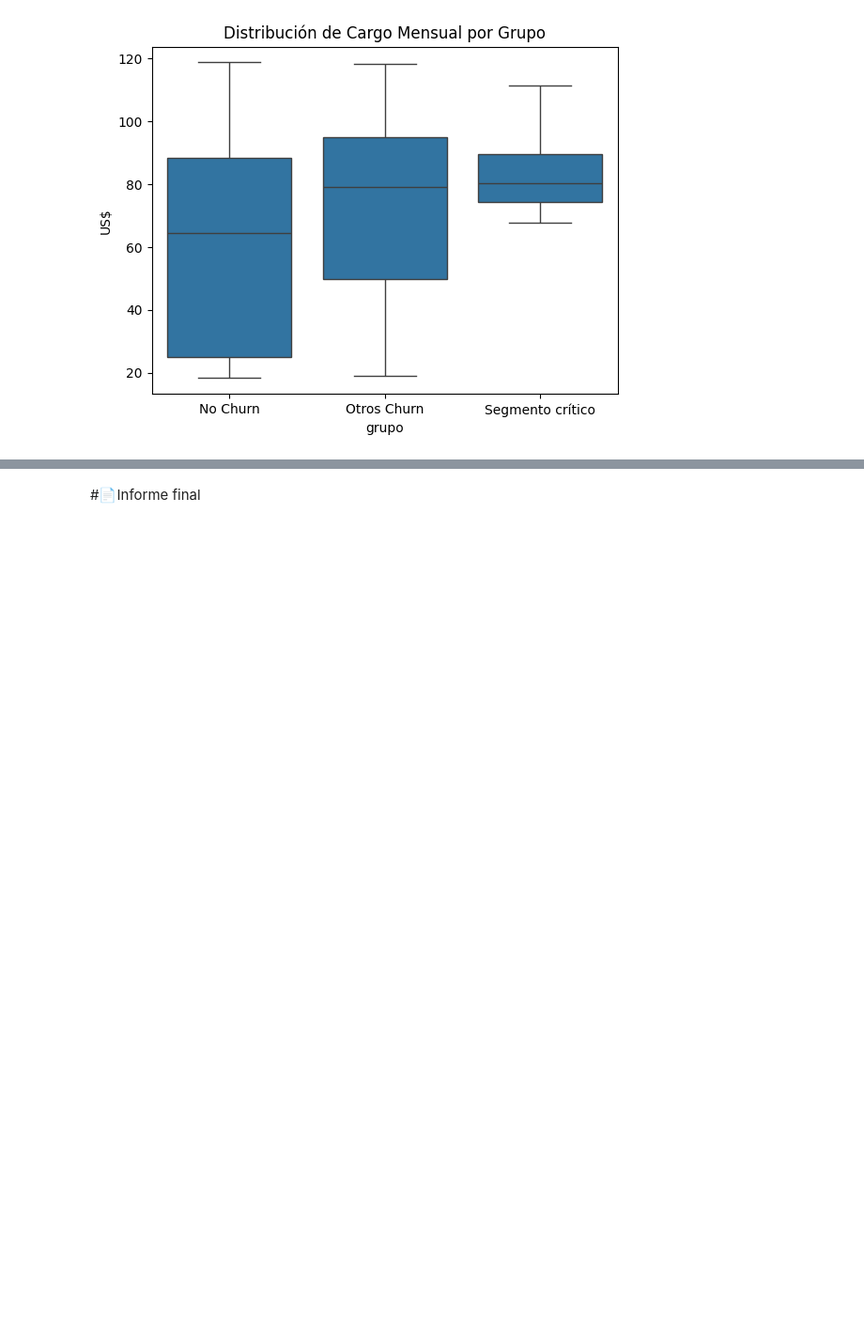
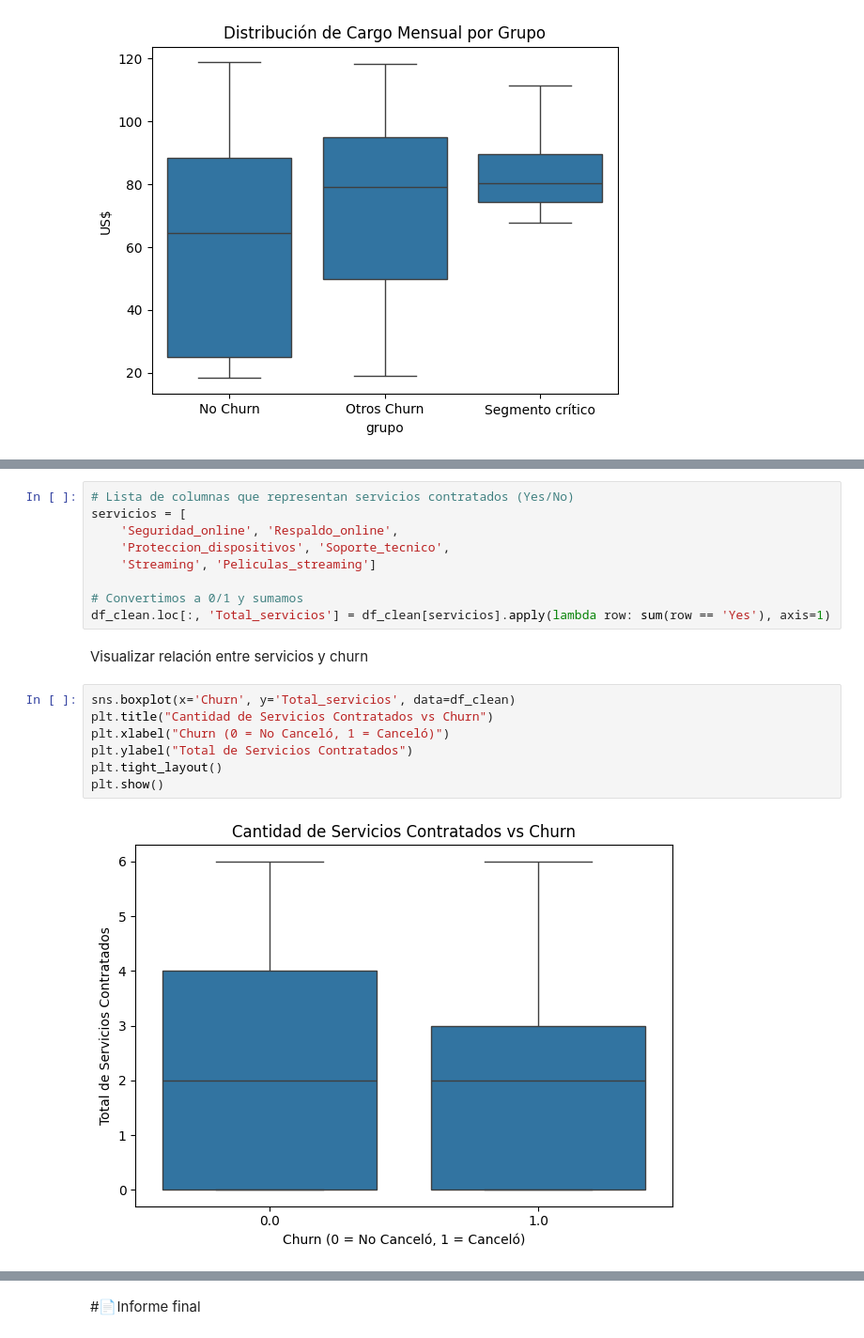
Before and after one commit to Zuzed22/Challenge-Telecom-X-an-lisis-de-evasi-n-de-clientes, a Jupyter notebook: TelecomX_LATAM.ipynb, the cells around one changed output, grey strips where cells are left out. Shown at 94% size. Drawn from its saved outputs; the diff is of its cells as text; blank space fills up the shorter version.

```diff
--- a/TelecomX_LATAM.ipynb
+++ b/TelecomX_LATAM.ipynb
@@ -424,0 +589,20 @@ plt.show()
+# %%
+# Lista de columnas que representan servicios contratados (Yes/No)
+servicios = [
+    'Seguridad_online', 'Respaldo_online',
+    'Proteccion_dispositivos', 'Soporte_tecnico',
+    'Streaming', 'Peliculas_streaming']
+
+# Convertimos a 0/1 y sumamos
+df_clean.loc[:, 'Total_servicios'] = df_clean[servicios].apply(lambda row: sum(row == 'Yes'), axis=1)
+# %% [markdown]
+Visualizar relación entre servicios y churn
+# %%
+sns.boxplot(x='Churn', y='Total_servicios', data=df_clean)
+plt.title("Cantidad de Servicios Contratados vs Churn")
+plt.xlabel("Churn (0 = No Canceló, 1 = Canceló)")
+plt.ylabel("Total de Servicios Contratados")
+plt.tight_layout()
+plt.show()
+# %% [output]
+[figure, added]
```
Also changed, not shown: parts of 52 cells of this notebook.
